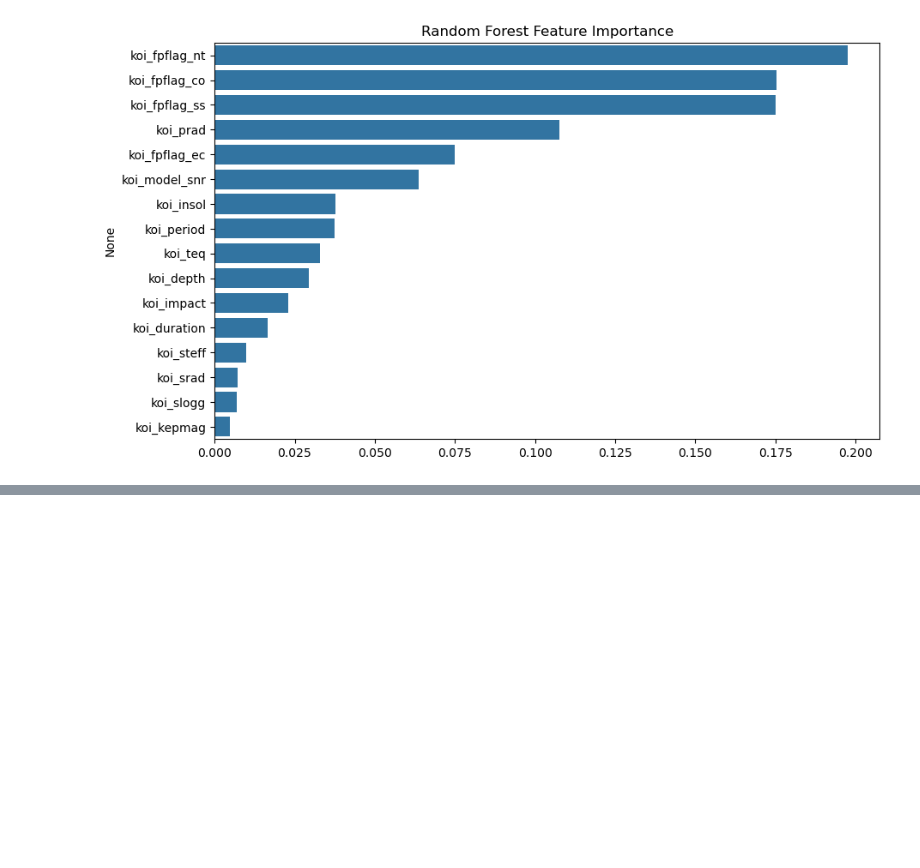
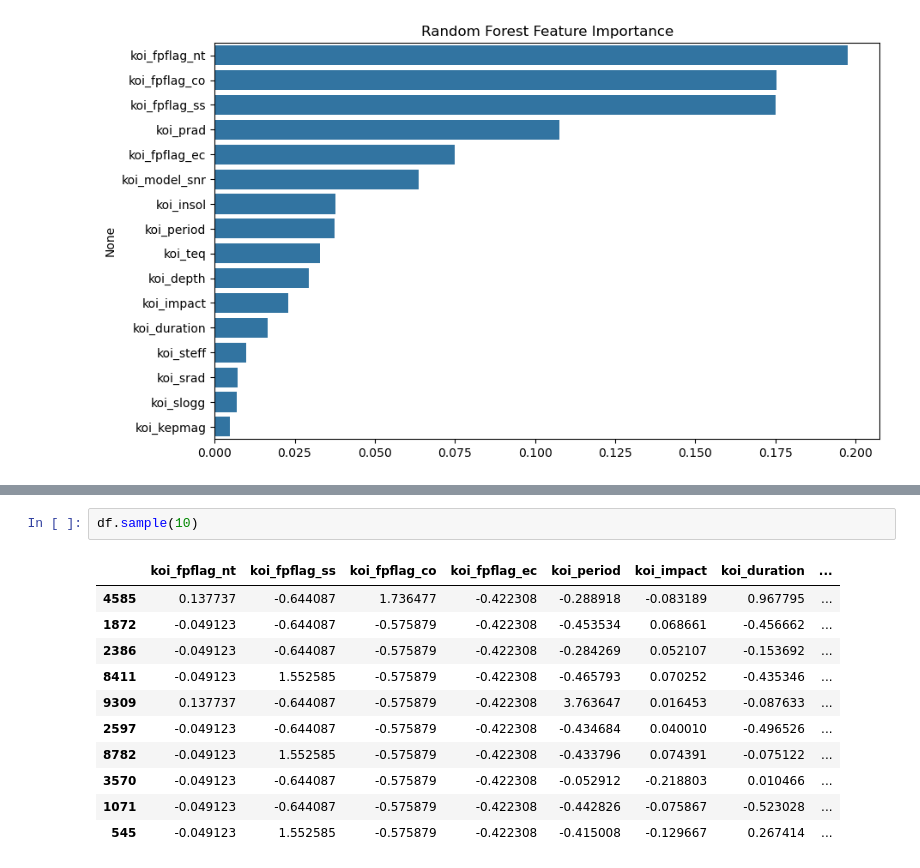
Before and after one commit to SkyRex06/Exoplanet_prediction_model, a Jupyter notebook: Pre_processing.ipynb, the cells around one changed output, grey strips where cells are left out. Saved outputs shown, nothing was run; the diff lists cells and outputs as text; blank space fills up the shorter version.

```diff
--- a/Pre_processing.ipynb
+++ b/Pre_processing.ipynb
@@ -340,0 +372,14 @@ print("✅ Model saved as random_forest_exoplanet.pkl")
+# %%
+df.sample(10)
+# %% [output]
+|  | koi_fpflag_nt | koi_fpflag_ss | koi_fpflag_co | koi_fpflag_ec | koi_period | koi_impact | koi_duration | ... |
+| 4585 | 0.137737 | -0.644087 | 1.736477 | -0.422308 | -0.288918 | -0.083189 | 0.967795 | ... |
+| 1872 | -0.049123 | -0.644087 | -0.575879 | -0.422308 | -0.453534 | 0.068661 | -0.456662 | ... |
+| 2386 | -0.049123 | -0.644087 | -0.575879 | -0.422308 | -0.284269 | 0.052107 | -0.153692 | ... |
+| 8411 | -0.049123 | 1.552585 | -0.575879 | -0.422308 | -0.465793 | 0.070252 | -0.435346 | ... |
+| 9309 | 0.137737 | -0.644087 | -0.575879 | -0.422308 | 3.763647 | 0.016453 | -0.087633 | ... |
+| 2597 | -0.049123 | -0.644087 | -0.575879 | -0.422308 | -0.434684 | 0.040010 | -0.496526 | ... |
+| 8782 | -0.049123 | 1.552585 | -0.575879 | -0.422308 | -0.433796 | 0.074391 | -0.075122 | ... |
+| 3570 | -0.049123 | -0.644087 | -0.575879 | -0.422308 | -0.052912 | -0.218803 | 0.010466 | ... |
+| 1071 | -0.049123 | -0.644087 | -0.575879 | -0.422308 | -0.442826 | -0.075867 | -0.523028 | ... |
+| 545 | -0.049123 | 1.552585 | -0.575879 | -0.422308 | -0.415008 | -0.129667 | 0.267414 | ... |
```
Also changed, not shown: parts of 1 cell of this notebook, 2 other files.
